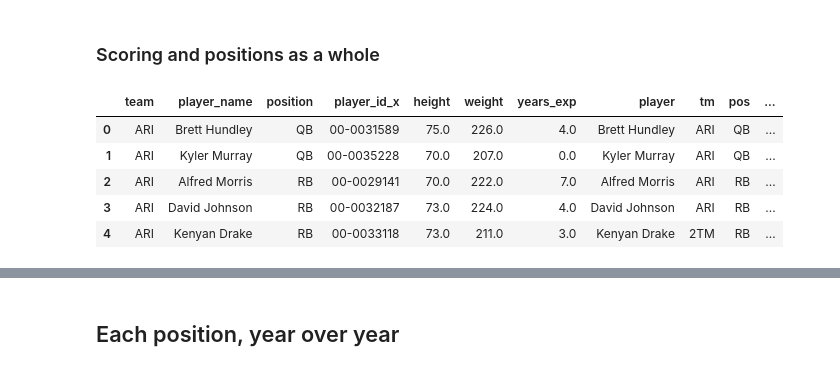
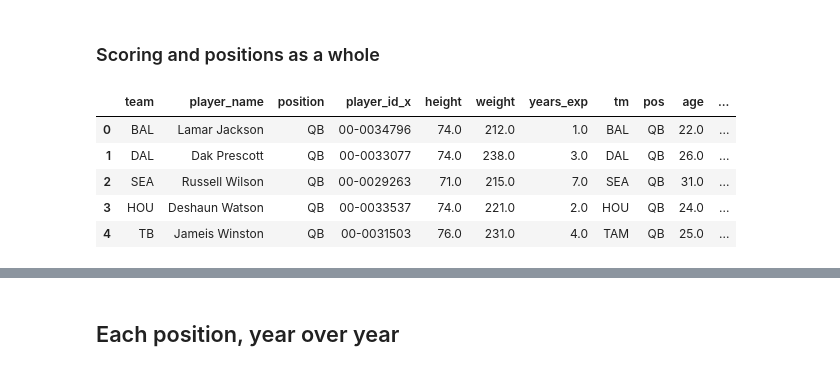
Before and after one commit to stephenkuc/Predicting_Fantasy_Football_Scores, a Jupyter notebook: 3. Fantasy Football - Visualizations.ipynb, the cells around one changed output, grey strips where cells are left out. Drawn from its saved outputs; the diff is of its cells as text; code cells hidden in the pictures.

```diff
--- a/3. Fantasy Football - Visualizations.ipynb
+++ b/3. Fantasy Football - Visualizations.ipynb
@@ -10,10 +10,10 @@ import seaborn as sns
 # %%
 # bringing back in data frames ff_all and ff_collective
 
-ff_all = pd.read_csv("C:/Users/steph/OneDrive/Documents/Data Projects/Fantasy/ff_all_position_pts.csv", index_col = 0)
-ff_collective = pd.read_csv("C:/Users/steph/OneDrive/Documents/Data Projects/Fantasy/ff_all_collective_seasons.csv", index_col = 0)
+starter_df = pd.read_csv("C:/Users/steph/OneDrive/Documents/Data Projects/Fantasy/ff_starters_by_year.csv", index_col = 0)
+ff_tall = pd.read_csv("C:/Users/steph/OneDrive/Documents/Data Projects/Fantasy/ff_collective_filtered.csv", index_col = 0)
 
-ff_qb = pd.read_csv("C:/Users/steph/OneDrive/Documents/Data Projects/Fantasy/ff_qb_all.csv", index_col = 0)
-ff_wr = pd.read_csv("C:/Users/steph/OneDrive/Documents/Data Projects/Fantasy/ff_wr_all.csv", index_col = 0)
-ff_te = pd.read_csv("C:/Users/steph/OneDrive/Documents/Data Projects/Fantasy/ff_te_all.csv", index_col = 0)
-ff_rb = pd.read_csv("C:/Users/steph/OneDrive/Documents/Data Projects/Fantasy/ff_rb_all.csv", index_col = 0)
+qb_wide = pd.read_csv("C:/Users/steph/OneDrive/Documents/Data Projects/Fantasy/ff_qb_wide.csv", index_col = 0)
+rb_wide = pd.read_csv("C:/Users/steph/OneDrive/Documents/Data Projects/Fantasy/ff_rb_wide.csv", index_col = 0)
+wr_wide = pd.read_csv("C:/Users/steph/OneDrive/Documents/Data Projects/Fantasy/ff_wr_wide.csv", index_col = 0)
+te_wide = pd.read_csv("C:/Users/steph/OneDrive/Documents/Data Projects/Fantasy/ff_te_wide.csv", index_col = 0)
@@ -21,11 +38,11 @@ ff_rb = pd.read_csv("C:/Users/steph/OneDrive/Documents/Data Projects/Fantasy/ff_
 ### Scoring and positions as a whole
 # %%
 pd.set_option('display.max_columns', None)
-ff_collective.head()
+starter_df.head()
 # %% [output]
-|  | team | player_name | position | player_id_x | height | weight | years_exp | player | tm | pos | ... |
-| 0 | ARI | Brett Hundley | QB | 00-0031589 | 75.0 | 226.0 | 4.0 | Brett Hundley | ARI | QB | ... |
-| 1 | ARI | Kyler Murray | QB | 00-0035228 | 70.0 | 207.0 | 0.0 | Kyler Murray | ARI | QB | ... |
-| 2 | ARI | Alfred Morris | RB | 00-0029141 | 70.0 | 222.0 | 7.0 | Alfred Morris | ARI | RB | ... |
-| 3 | ARI | David Johnson | RB | 00-0032187 | 73.0 | 224.0 | 4.0 | David Johnson | ARI | RB | ... |
-| 4 | ARI | Kenyan Drake | RB | 00-0033118 | 73.0 | 211.0 | 3.0 | Kenyan Drake | 2TM | RB | ... |
+|  | team | player_name | position | player_id_x | height | weight | years_exp | tm | pos | age | ... |
+| 0 | BAL | Lamar Jackson | QB | 00-0034796 | 74.0 | 212.0 | 1.0 | BAL | QB | 22.0 | ... |
+| 1 | DAL | Dak Prescott | QB | 00-0033077 | 74.0 | 238.0 | 3.0 | DAL | QB | 26.0 | ... |
+| 2 | SEA | Russell Wilson | QB | 00-0029263 | 71.0 | 215.0 | 7.0 | SEA | QB | 31.0 | ... |
+| 3 | HOU | Deshaun Watson | QB | 00-0033537 | 74.0 | 221.0 | 2.0 | HOU | QB | 24.0 | ... |
+| 4 | TB | Jameis Winston | QB | 00-0031503 | 76.0 | 231.0 | 4.0 | TAM | QB | 25.0 | ... |
```
Also changed, not shown: parts of 28 cells of this notebook, 2 other files.
